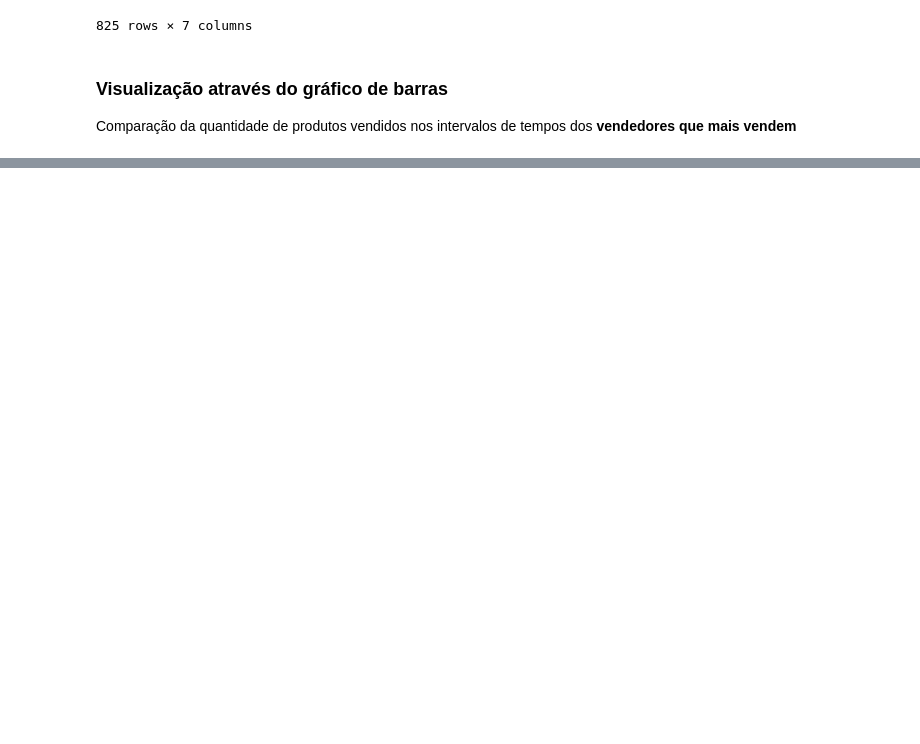
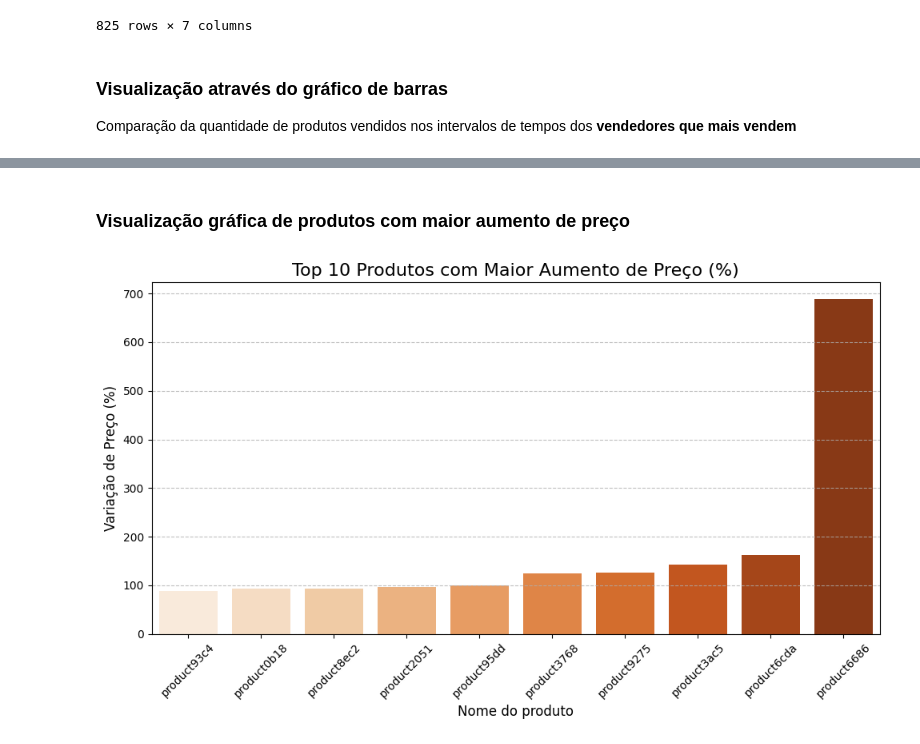
Before and after one commit to matsa0/desafio-sprint02-data-analysis, a Jupyter notebook: analise_exploratoria/analise_exploratoria.ipynb, the cells around one changed output, grey strips where cells are left out. Cells and saved outputs as stored; diff of their text form; code cells hidden in the pictures; blank space fills up the shorter version.

```diff
--- a/analise_exploratoria/analise_exploratoria.ipynb
+++ b/analise_exploratoria/analise_exploratoria.ipynb
@@ -1756,0 +1947,2 @@ plt.show()
+# %%
+price_comparison = pd.merge(mean_price_2017_2018, mean_price_2016_2017, on='product_id', how='inner')
@@ -1756,0 +1972,3 @@ plt.show()
+# %%
+price_comparison['price_variation_R$'] = price_comparison['mean_product_value_current'] - price_comparison['mean_product_value_past']
+price_comparison['price_variation_%'] = (price_comparison['price_variation_R$'] / price_comparison['mean_product_value_past']) * 100
@@ -1756,0 +1997,6 @@ plt.show()
+# %%
+top_increase = price_comparison.sort_values(by='price_variation_%', ascending=False).reset_index(drop=True).head(10)
+top_increase['product_name'] = 'product' + top_increase['product_id'].str[:4]
+# %%
+top_increase_sorted = top_increase.sort_values(by='price_variation_%', ascending=True)
+top_increase_sorted
@@ -1756,0 +2032,14 @@ plt.show()
+# %% [markdown]
+### Visualização gráfica de produtos com maior aumento de preço
+# %%
+plt.figure(figsize=(10, 6))
+sns.barplot(x='product_name', y='price_variation_%', data=top_increase_sorted, hue='product_name', palette='Oranges')
+plt.title('Top 10 Produtos com Maior Aumento de Preço (%)', fontsize=16)
+plt.xlabel('Nome do produto', fontsize=12)
+plt.ylabel('Variação de Preço (%)', fontsize=12)
+plt.xticks(rotation=45, fontsize=10)
+plt.grid(axis='y', linestyle='--', alpha=0.8)
+plt.tight_layout()
+plt.show()
+# %% [output]
+[figure, added]
```
Also changed, not shown: parts of 74 cells of this notebook.
